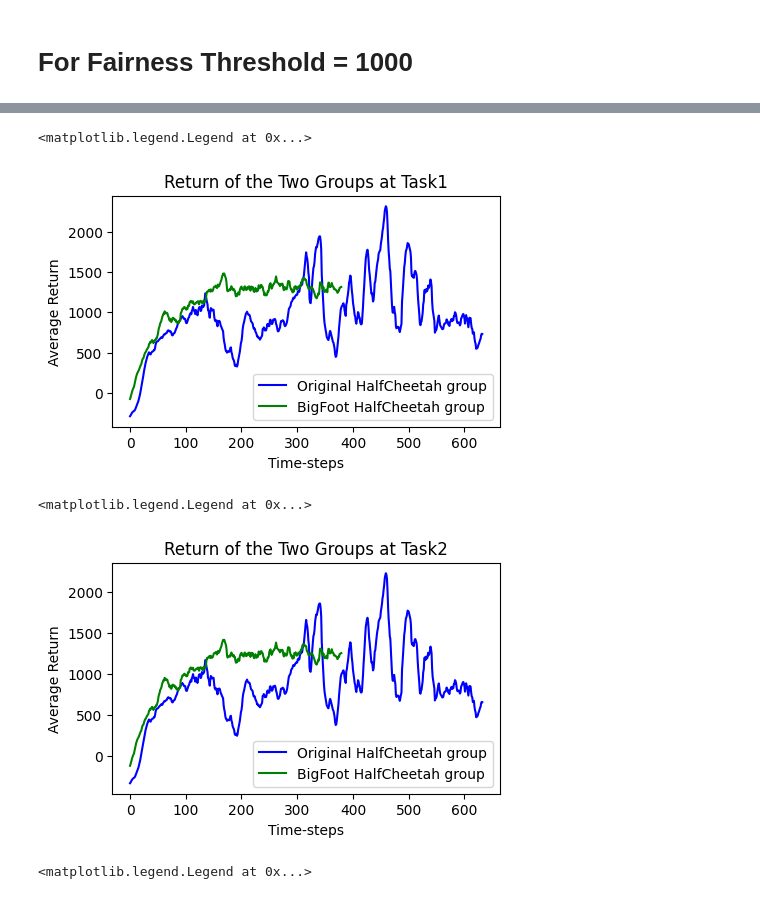
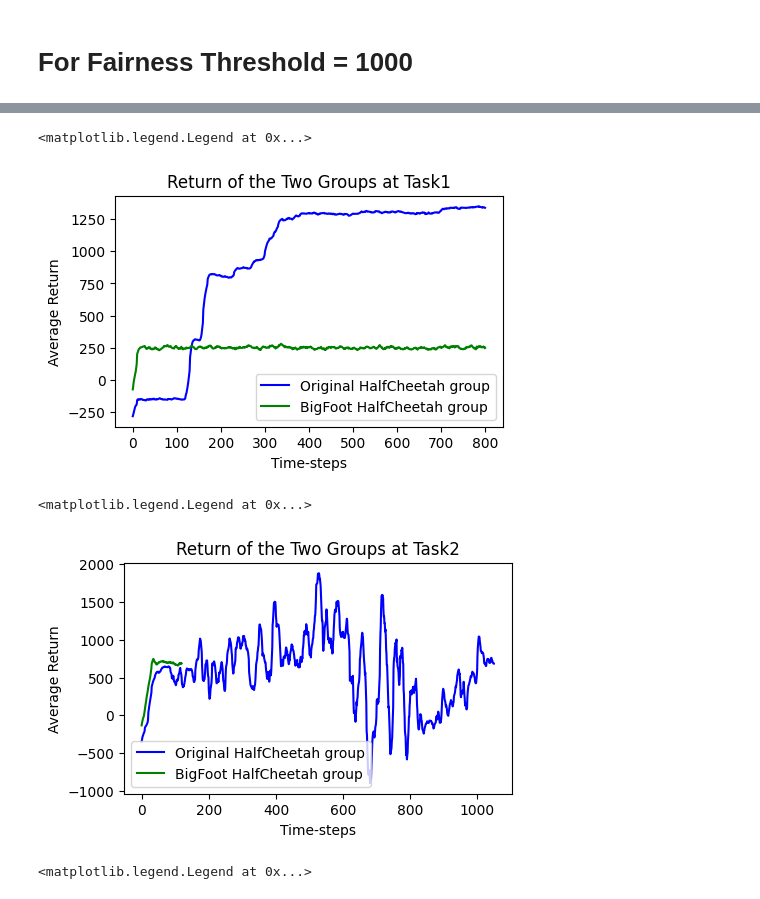
Before and after one commit to KefanSong/Code-for-Master-Thesis, a Jupyter notebook: Plotting Return.ipynb, the cells around one changed output, grey strips where cells are left out. Saved outputs shown, nothing was run; the diff lists cells and outputs as text; code cells hidden in the pictures.

```diff
--- a/Plotting Return.ipynb
+++ b/Plotting Return.ipynb
@@ -6,7 +6,25 @@ import numpy as np
 # %% [markdown]
 # For Fairness Threshold = 1000
 # %%
-with open('focops_results/focops_group fairness_0_HalfCheetah-v4_log_data_seed_0.pkl', 'rb') as f:
+with open('focops_results/focops_baseline_0_HalfCheetah-v4_log_data_seed_0.pkl', 'rb') as f:
     group0 = pickle.load(f)
-with open('focops_results/focops_group fairness_1_BigFootHalfCheetah_log_data_seed_0.pkl', 'rb') as f:
+with open('focops_results/focops_baseline_1_BigFootHalfCheetah_log_data_seed_0.pkl', 'rb') as f:
     group1 = pickle.load(f)
+# %%
+group0_avgr_ten_seeds = []
+
+group1_avgr_ten_seeds = []
+
+for i in range(10):
+    with open('focops_results/focops_baseline_1_BigFootHalfCheetah_log_data_seed_'+str(i)+'.pkl', 'rb') as f:
+        group1 = pickle.load(f)['AvgR'][:800]
+
+    smoothed_data = [np.mean(group1[i:i+10]) for i in range(0, len(group1), 10)]
+    group1_avgr_ten_seeds.append(smoothed_data)
+
+for i in range(10):
+    with open('focops_results/focops_baseline_0_HalfCheetah-v4_log_data_seed_'+str(i)+'.pkl', 'rb') as f:
+        group0 = pickle.load(f)['AvgR'][:800]
+
+    smoothed_data = [np.mean(group0[i:i+10]) for i in range(0, len(group0), 10)]
+    group0_avgr_ten_seeds.append(smoothed_data)
@@ -13,16 +67,16 @@ with open('focops_results/focops_group fairness_1_BigFootHalfCheetah_log_data_se
 # %%
 plt.figure(figsize=(5, 3))
 
-plt.plot(group0['AvgR'],label='Original HalfCheetah group', color='blue')
-plt.plot(group1['AvgR'],label='BigFoot HalfCheetah group', color='green')
+plt.plot(group0['AvgR'][:800],label='Original HalfCheetah group', color='blue')
+plt.plot(group1['AvgR'][:800],label='BigFoot HalfCheetah group', color='green')
 
 plt.title("Return of the Two Groups at Task1")
 plt.xlabel('Time-steps')
 plt.ylabel('Average Return')
 plt.legend()
 # %% [output]
 <matplotlib.legend.Legend at 0x...>
-[figure, old version]
+[figure, new version]
 # %%
 plt.figure(figsize=(5, 3))
 
@@ -35,7 +89,7 @@ plt.ylabel('Average Return')
 plt.legend()
 # %% [output]
 <matplotlib.legend.Legend at 0x...>
-[figure, old version]
+[figure, new version]
 # %%
 g0 = pd.DataFrame()
 g0['time'] = group0['time']
```
Also changed, not shown: parts of 8 cells of this notebook.
